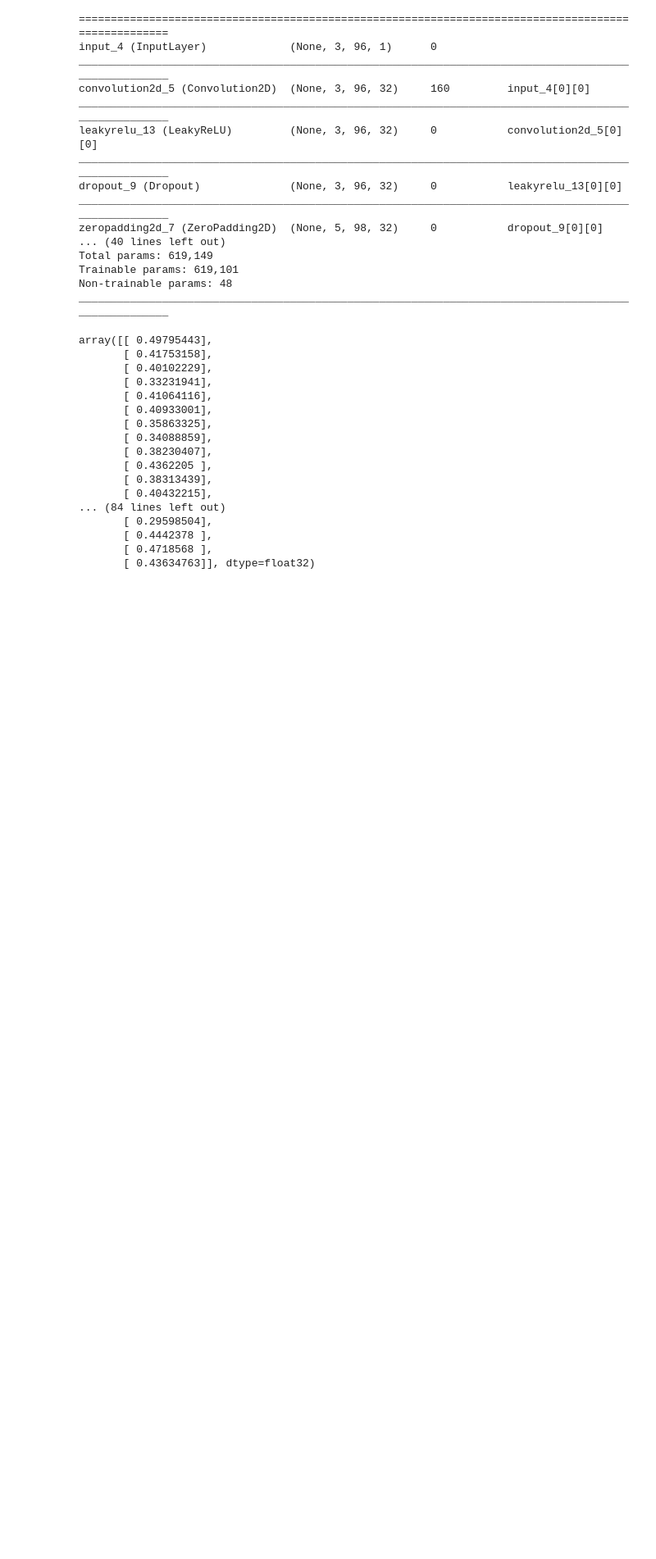
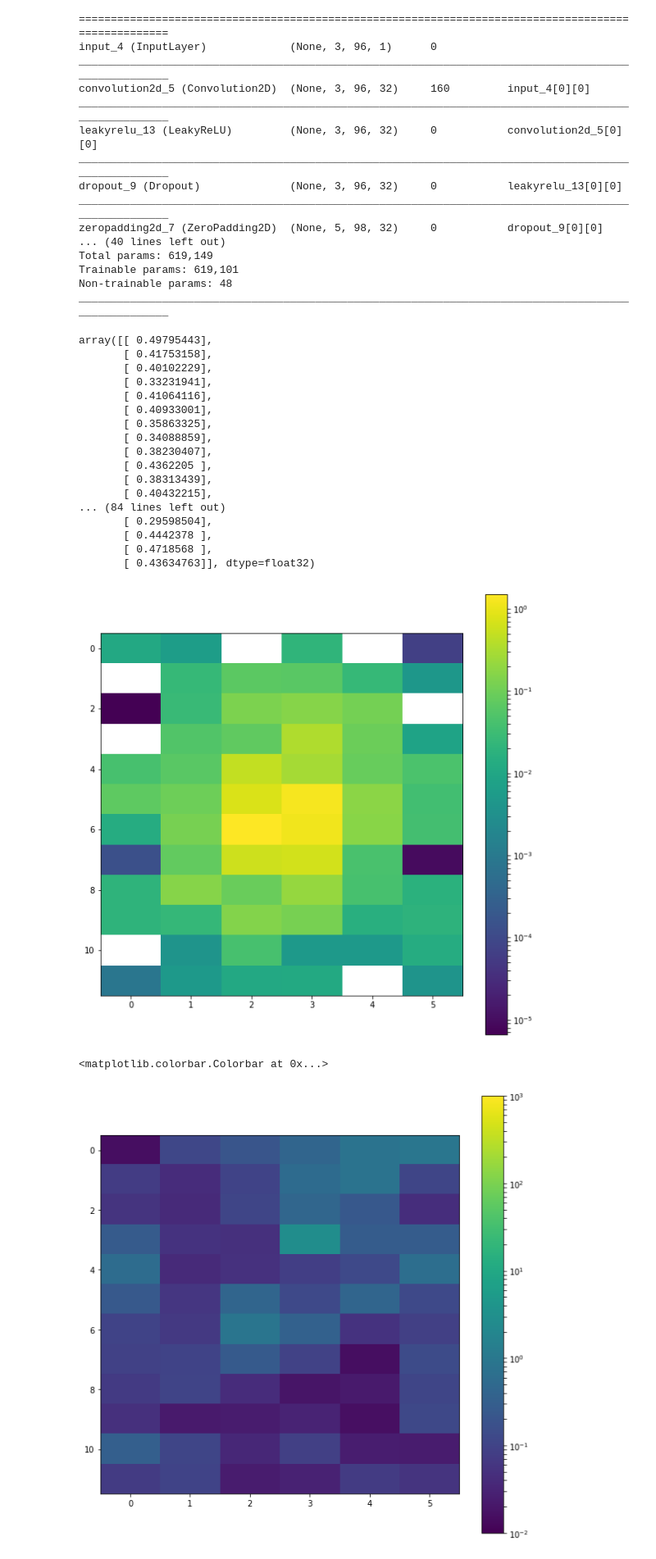
Before and after one commit to hep-lbdl/CaloGAN, a Jupyter notebook: firstlook.ipynb, the cells around one changed output. Shown: that part at 82% size. Saved outputs shown, nothing was run; the diff lists cells and outputs as text; code cells hidden in the pictures; blank space fills up the shorter version.

```diff
--- a/firstlook.ipynb
+++ b/firstlook.ipynb
@@ -231 +263,22 @@ loc = Sequential([
+# %%
+loc3 = Sequential([
+    # DCGAN-style project & reshape,
+    Dense( 14 * 8 * 12, input_dim=latent_size),
+    Reshape((14, 8, 12)),
+
+    # block 1: (None, 14, 14, 12) => (None, 14, 14, 8),
+    Conv2D(8, 2, 2, border_mode='same', init='he_uniform'),
+    LeakyReLU(),
+    BatchNormalization(),
+
+    # block 2: (None, 14, 14, 32) => (None, 13, 13, 6),
+    #ZeroPadding2D((2, 2)),
+    LocallyConnected2D(6, 2, 2, init='he_uniform'),
+    LeakyReLU(),
+    BatchNormalization(),
+
+    # block 3: (None, 13, 13, 6) => (None, 12, 12, 1),
+    LocallyConnected2D(1, 2, 2, bias=False, init='glorot_normal'),
+    Activation('relu')
+])
 # %%
@@ -249,5 +302,5 @@ Trainable params: 3,030,036
 Non-trainable params: 28
 ____________________________________________________________________________________________________
 # %%
-z = np.random.normal(0, 1, (10, 500))
+z = np.random.normal(0, 1, (1000, 500))
 # %%
@@ -473,3 +526,19 @@ array([[ 0.49795443],
        [ 0.4442378 ],
        [ 0.4718568 ],
        [ 0.43634763]], dtype=float32)
+# %%
+loc3.load_weights('./models/params_generator_epoch_099.hdf5')
+# %%
+output3 = loc3.predict(z)
+# %%
+plt.figure(figsize=(10,10))
+im = plt.imshow(third[:, :, :, 0].mean(axis=0), aspect=0.5, interpolation='nearest', norm=LogNorm())
+plt.colorbar()
+plt.show()
+plt.figure(figsize=(10,10))
+plt.imshow(output3[:, :, :, 0].mean(axis=0), aspect=0.5, interpolation='nearest', norm=LogNorm(1e-2, 1e3))
+plt.colorbar()
+# %% [output]
+[figure, added]
+<matplotlib.colorbar.Colorbar at 0x...>
+[figure, added]
```
Also changed, not shown: parts of 14 cells of this notebook, 3 other files.
